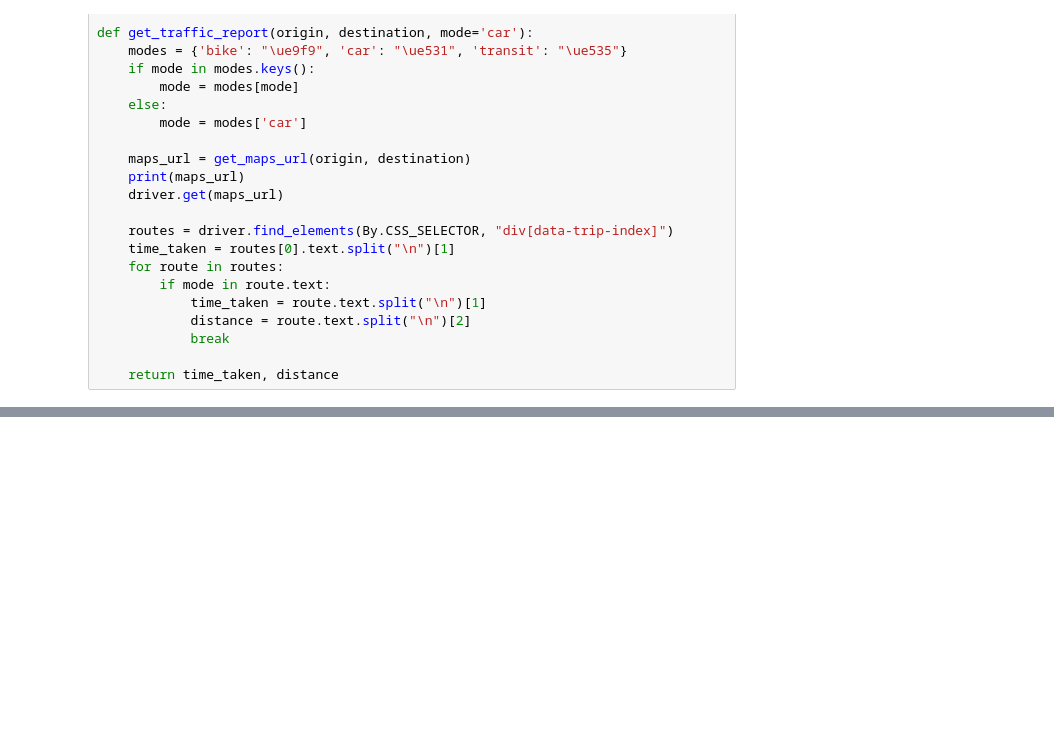
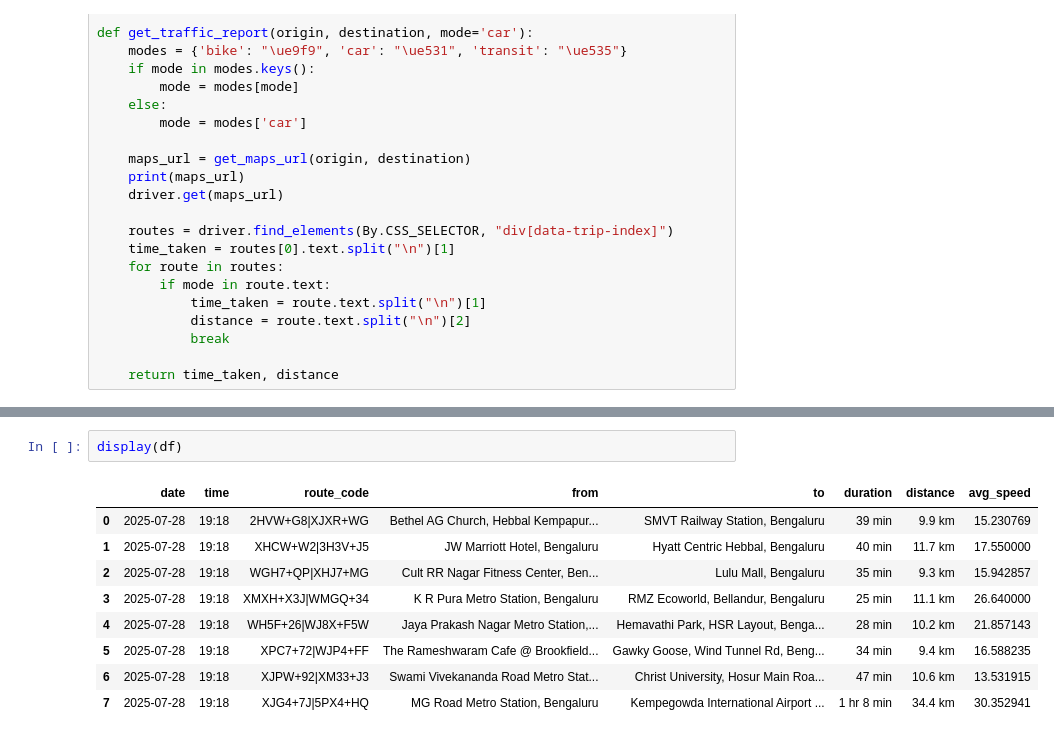
Before and after one commit to thecont1/basket-of-scrapers, a Jupyter notebook: scrapex_traffic.ipynb, the cells around one changed output, grey strips where cells are left out. Saved outputs shown, nothing was run; the diff lists cells and outputs as text; blank space fills up the shorter version.

```diff
--- a/scrapex_traffic.ipynb
+++ b/scrapex_traffic.ipynb
@@ -135,0 +165,12 @@ display(df)
+# %%
+display(df)
+# %% [output]
+|  | date | time | route_code | from | to | duration | distance | avg_speed |
+| 0 | 2025-07-28 | 19:18 | 2HVW+G8|XJXR+WG | Bethel AG Church, Hebbal Kempapur... | SMVT Railway Station, Bengaluru | 39 min | 9.9 km | 15.230769 |
+| 1 | 2025-07-28 | 19:18 | XHCW+W2|3H3V+J5 | JW Marriott Hotel, Bengaluru | Hyatt Centric Hebbal, Bengaluru | 40 min | 11.7 km | 17.550000 |
+| 2 | 2025-07-28 | 19:18 | WGH7+QP|XHJ7+MG | Cult RR Nagar Fitness Center, Ben... | Lulu Mall, Bengaluru | 35 min | 9.3 km | 15.942857 |
+| 3 | 2025-07-28 | 19:18 | XMXH+X3J|WMGQ+34 | K R Pura Metro Station, Bengaluru | RMZ Ecoworld, Bellandur, Bengaluru | 25 min | 11.1 km | 26.640000 |
+| 4 | 2025-07-28 | 19:18 | WH5F+26|WJ8X+F5W | Jaya Prakash Nagar Metro Station,... | Hemavathi Park, HSR Layout, Benga... | 28 min | 10.2 km | 21.857143 |
+| 5 | 2025-07-28 | 19:18 | XPC7+72|WJP4+FF | The Rameshwaram Cafe @ Brookfield... | Gawky Goose, Wind Tunnel Rd, Beng... | 34 min | 9.4 km | 16.588235 |
+| 6 | 2025-07-28 | 19:18 | XJPW+92|XM33+J3 | Swami Vivekananda Road Metro Stat... | Christ University, Hosur Main Roa... | 47 min | 10.6 km | 13.531915 |
+| 7 | 2025-07-28 | 19:18 | XJG4+7J|5PX4+HQ | MG Road Metro Station, Bengaluru | Kempegowda International Airport ... | 1 hr 8 min | 34.4 km | 30.352941 |
```
Also changed, not shown: parts of 6 cells of this notebook, 2 other files.
